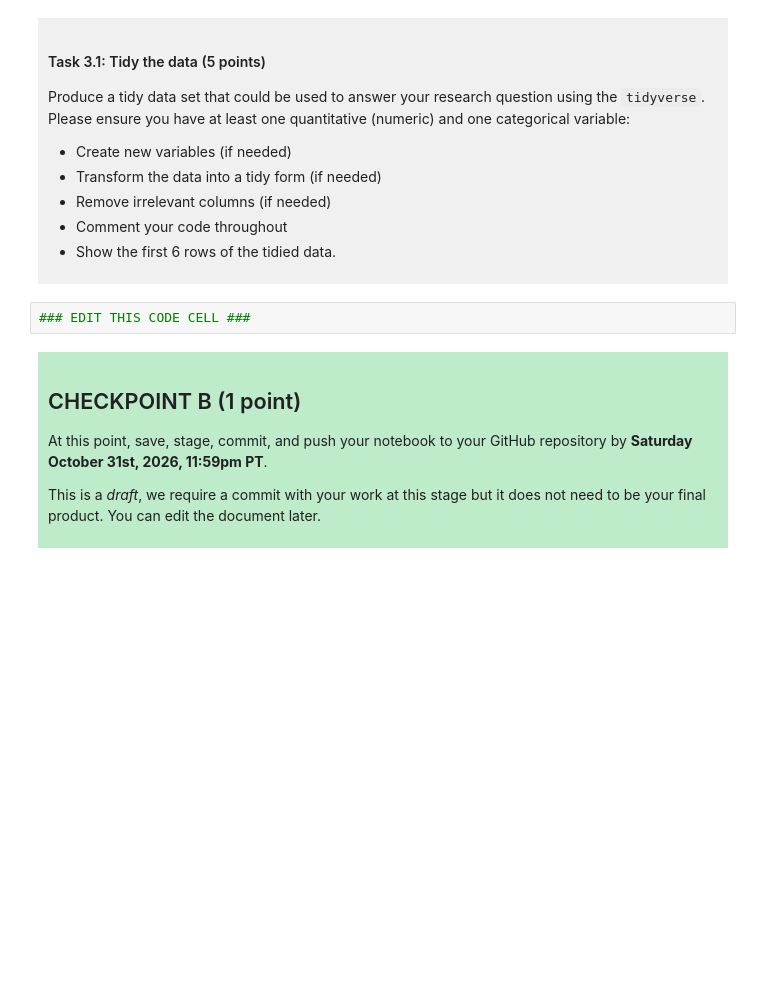
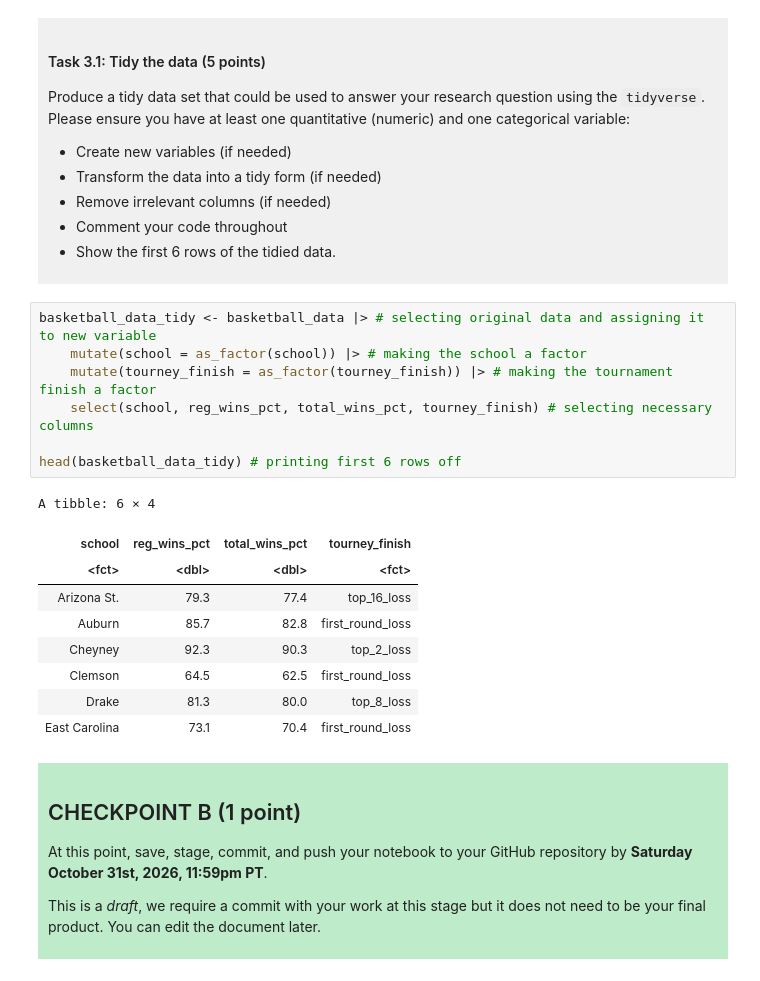
Before and after one commit to nicholasm78/dsci-100-project-nicholas-marshall, a Jupyter notebook: dsci-100-project-notebook.ipynb, the cells around one changed output. Cells and saved outputs as stored; diff of their text form; blank space fills up the shorter version.

```diff
--- a/dsci-100-project-notebook.ipynb
+++ b/dsci-100-project-notebook.ipynb
@@ -227,7 +222,22 @@ Produce a tidy data set that could be used to answer your research question usin
 
 </div>
 # %%
-### EDIT THIS CODE CELL ###
+basketball_data_tidy <- basketball_data |> # selecting original data and assigning it to new variable
+    mutate(school = as_factor(school)) |> # making the school a factor
+    mutate(tourney_finish = as_factor(tourney_finish)) |> # making the tournament finish a factor
+    select(school, reg_wins_pct, total_wins_pct, tourney_finish) # selecting necessary columns
+
+head(basketball_data_tidy) # printing first 6 rows off
+# %% [output]
+A tibble: 6 × 4
+| school | reg_wins_pct | total_wins_pct | tourney_finish |
+| <fct> | <dbl> | <dbl> | <fct> |
+| Arizona St. | 79.3 | 77.4 | top_16_loss |
+| Auburn | 85.7 | 82.8 | first_round_loss |
+| Cheyney | 92.3 | 90.3 | top_2_loss |
+| Clemson | 64.5 | 62.5 | first_round_loss |
+| Drake | 81.3 | 80.0 | top_8_loss |
+| East Carolina | 73.1 | 70.4 | first_round_loss |
 # %% [markdown]
 <div style="background-color: #beebca; padding: 10px;">
 
```
Also changed, not shown: parts of 3 cells of this notebook.
